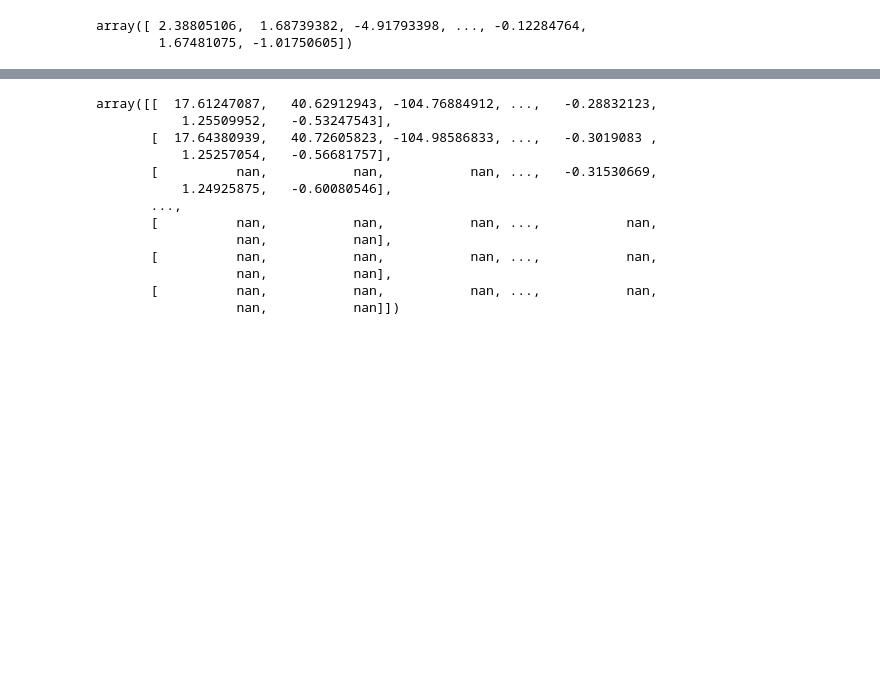
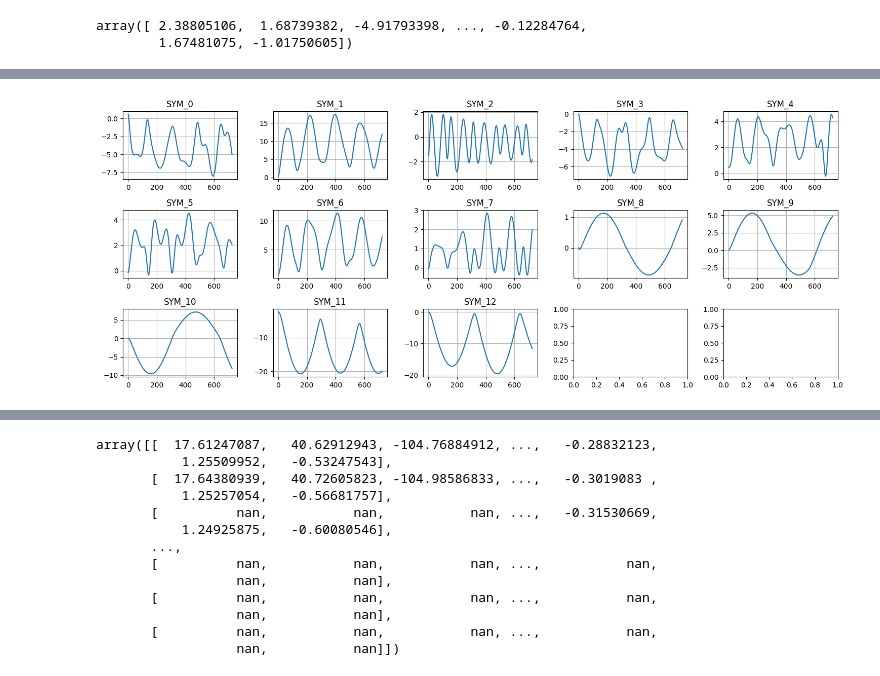
Before and after one commit to YedaCui/TSRLproject_JPMorgan, a Jupyter notebook: lrtf.ipynb, the cells around one changed output, grey strips where cells are left out. Saved outputs shown, nothing was run; the diff lists cells and outputs as text; code cells hidden in the pictures; blank space fills up the shorter version.

```diff
--- a/lrtf.ipynb
+++ b/lrtf.ipynb
@@ -394,0 +418,13 @@ theta, u, rho, p = state[0:13], state[13:dim], state[dim:dim+13], state[dim+13:]
+# %%
+import numpy as np
+import matplotlib.pyplot as plt
+fig, axes = plt.subplots(3, 5, figsize=(15, 6))
+axes = axes.flatten()
+for i in range(13):
+    axes[i].plot(states[:,i])
+    axes[i].set_title(f"SYM_{i}")
+    axes[i].grid(True)
+plt.tight_layout()
+plt.show()
+# %% [output]
+[figure, added]
```
Also changed, not shown: parts of 21 cells of this notebook, 7 other files.
